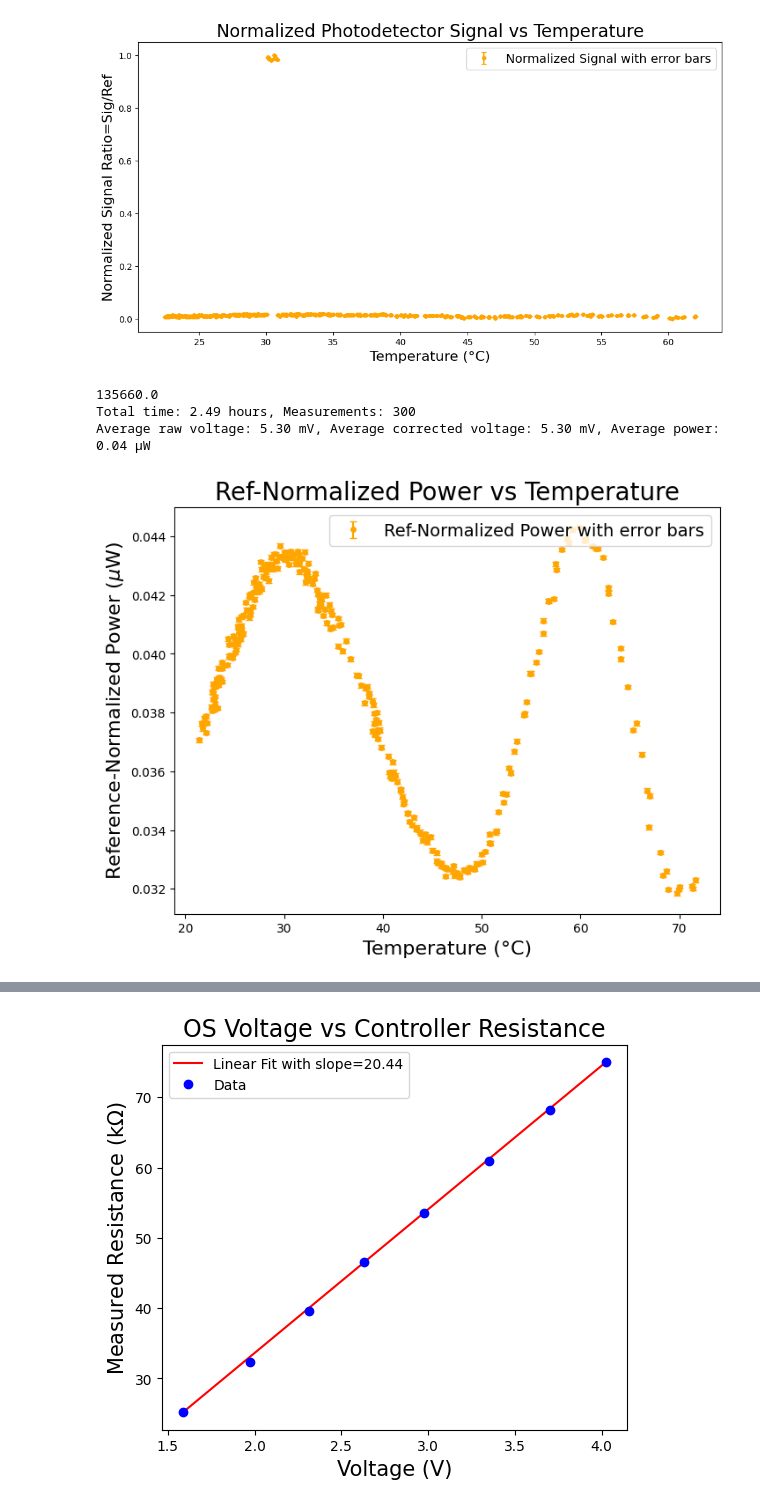
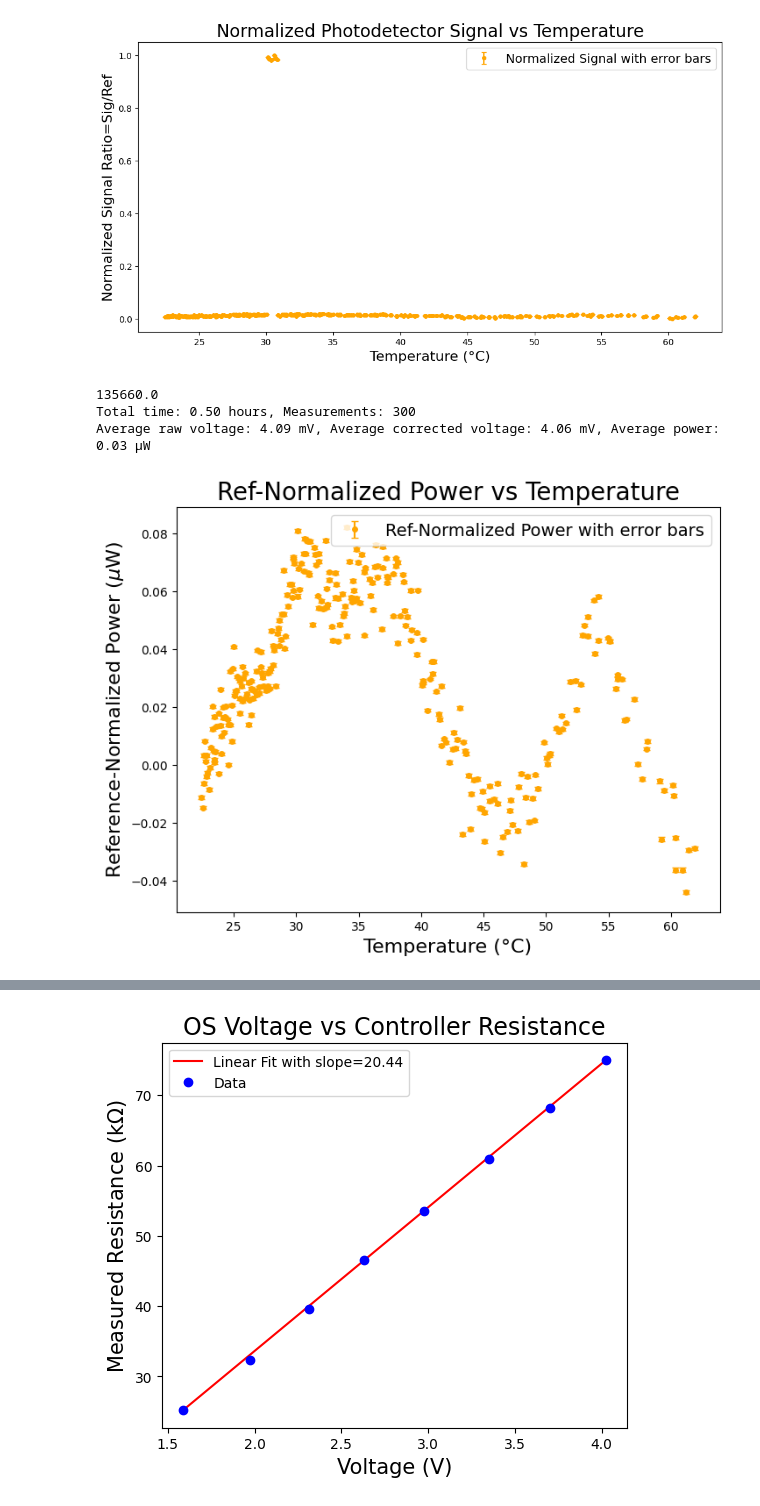
Before and after one commit to qpit/Eskild-Project-2026, a Jupyter notebook: overnight_data.ipynb, the cells around one changed output, grey strips where cells are left out. Cells and saved outputs as stored; diff of their text form; code cells hidden in the pictures.

Commit message:
Data analysis.

```diff
--- a/overnight_data.ipynb
+++ b/overnight_data.ipynb
@@ -528,7 +528,7 @@ Total time: 0.50 hours, Measurements: 300
 [figure]
 [figure]
 # %%
-filepath = r"Overnight_data\Overnight_data_21-04-2026_21-13.csv"
+filepath = r"Overnight_data\Overnight_data_13-04-2026_16-59.csv"
 sensitivity_V_per_W = 0.57 * 2.38e5
 data = np.genfromtxt(filepath, delimiter=',', skip_header=1)
 time_data = data[:, 0]
@@ -541,35 +541,35 @@ SEM = data[:, 8:]  # Standard error of the mean for each channel
 resist = voltage_to_kOhm(channel2)
 temperature = temperature_from_resistance(resist)
 # Normalize channel 1 by using channel 3 as reference
 ch1_ch3_ratio = channel1 / channel3
 
 # Scale ratio back to physical voltage by multiplying by the mean reference voltage.
 # This corrects for intensity fluctuations while keeping the absolute scale intact.
 corrected_voltage = ch1_ch3_ratio * np.mean(channel3)
 # Convert corrected voltage to Power in microwatts
 power_W = corrected_voltage / sensitivity_V_per_W
 power_uW = power_W * 1e6  # Convert to microwatts
 
 SEM_ch1 = SEM[:, 0]
 SEM_ch3 = SEM[:, 2]
 # Ensure error is always positive using np.abs
 ratio_sem = np.abs(ch1_ch3_ratio) * np.sqrt((SEM_ch1 / channel1)**2 + (SEM_ch3 / channel3)**2)
 # Convert propagated ratio error to microwatts using the same scaling
 SEM_power_uW = (ratio_sem * np.mean(channel3) / sensitivity_V_per_W) * 1e6
 print(sensitivity_V_per_W)
 # Plot Signal Power vs Temperature
 fig, ax = plt.subplots(figsize=(8, 6))
 ax.errorbar(temperature, power_uW, yerr=SEM_power_uW, label='Ref-Normalized Power with error bars', color='orange', fmt='o', markersize=4, capsize=3)
 ax.set_xlabel('Temperature (°C)', fontsize=16)
 ax.set_ylabel('Reference-Normalized Power ($\mu$W)', fontsize=16)
 ax.legend(loc='upper right', fontsize=14)
 ax.set_title('Ref-Normalized Power vs Temperature', fontsize=20)
 print(f"Total time: {time_hours[-1]:.2f} hours, Measurements: {len(time_data)}")
 print("Average raw voltage: {:.2f} mV, Average corrected voltage: {:.2f} mV, Average power: {:.2f} μW".format(np.mean(channel1)*1e3, np.mean(corrected_voltage)*1e3, np.mean(power_uW)))
-# plt.savefig("C:\\Users\\eskil\\OneDrive\\DTU\\6.sem\\bachelor_project\\figures\\data_crystal1.pdf", format="pdf", dpi=300)
+plt.savefig("C:\\Users\\eskil\\OneDrive\\DTU\\6.sem\\bachelor_project\\figures\\data_crystal1.pdf", format="pdf", dpi=300)
 # %% [output]
 135660.0
-Total time: 2.49 hours, Measurements: 300
-Average raw voltage: 5.30 mV, Average corrected voltage: 5.30 mV, Average power: 0.04 μW
+Total time: 0.50 hours, Measurements: 300
+Average raw voltage: 4.09 mV, Average corrected voltage: 4.06 mV, Average power: 0.03 μW
-[figure, old version]
+[figure, new version]
 # %%
```
Also changed, not shown: parts of 2 cells of this notebook, 2 other files.
